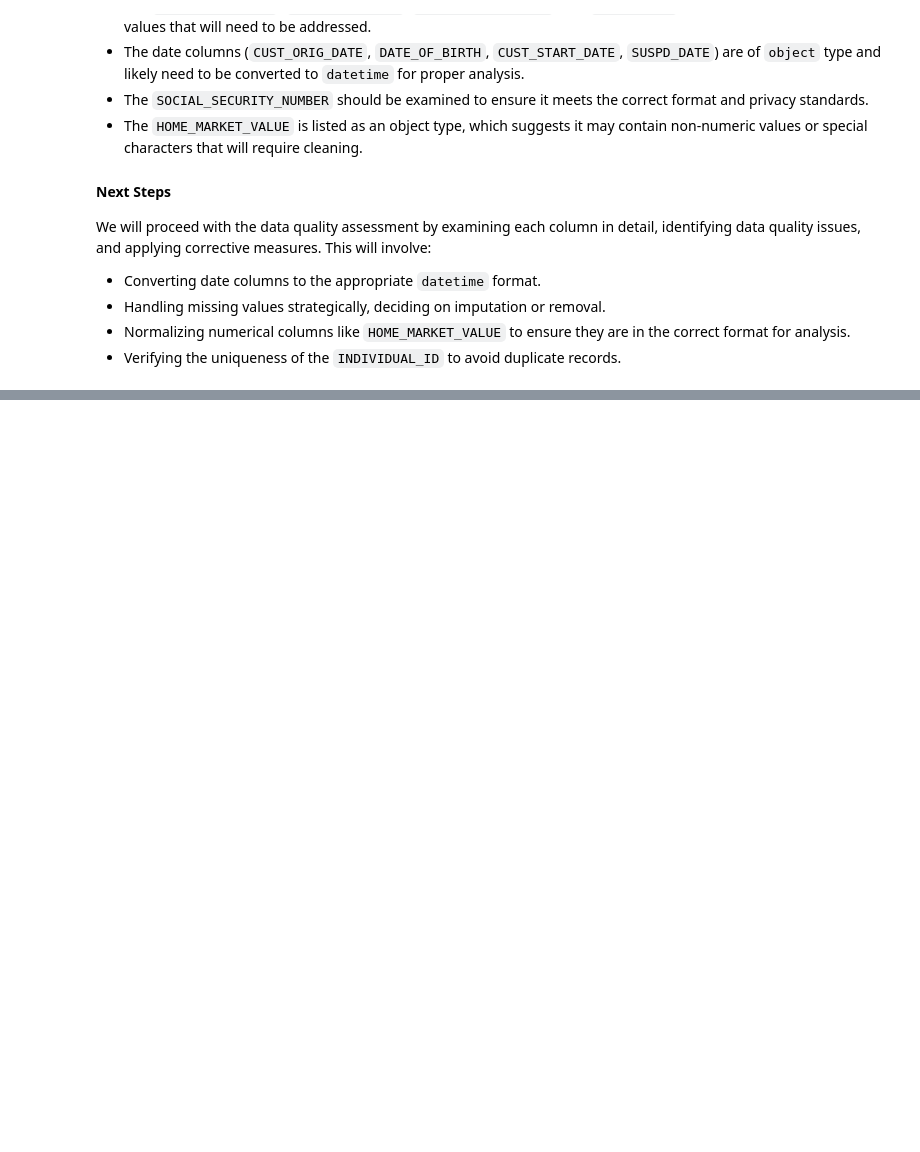
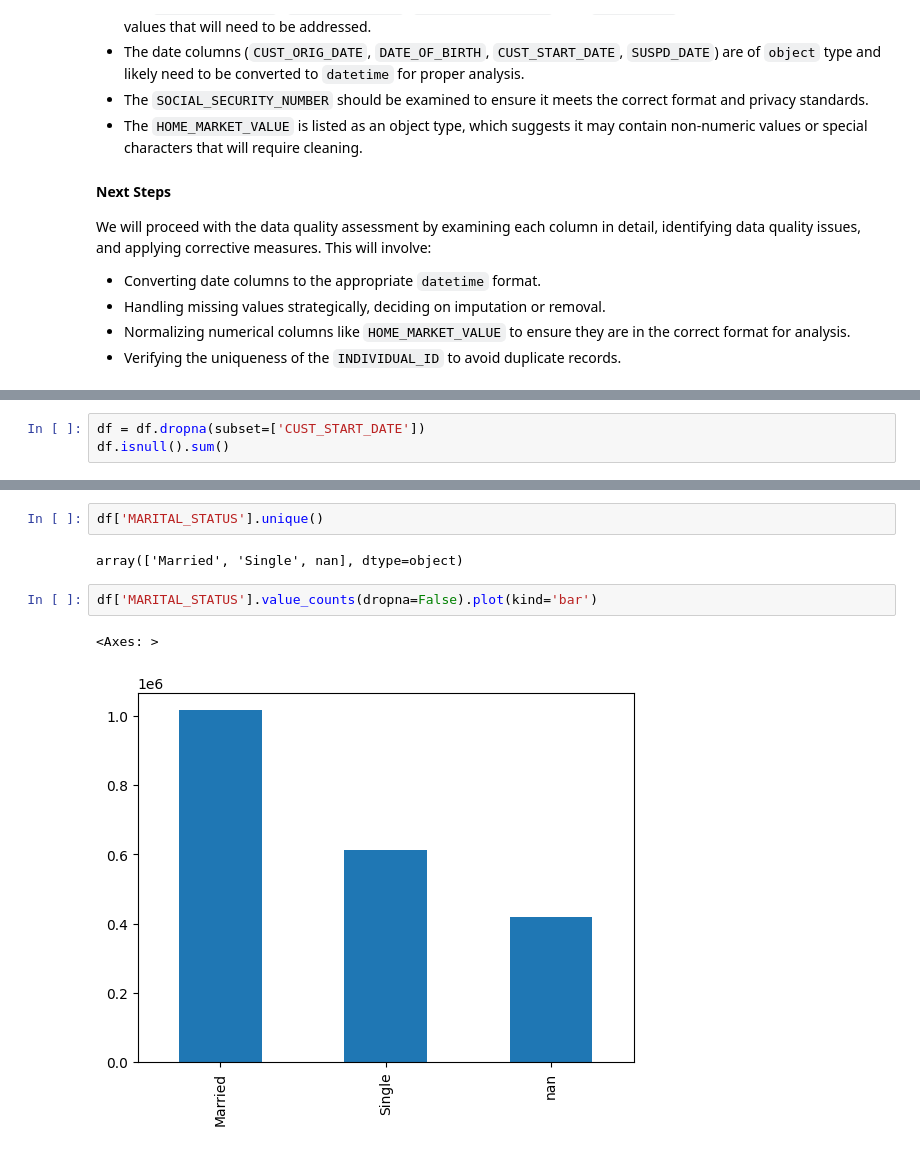
Before and after one commit to fabrizi0rigodanz0/Insurance_Analysis_ML, a Jupyter notebook: notebook.ipynb, the cells around one changed output, grey strips where cells are left out. Drawn from its saved outputs; the diff is of its cells as text; blank space fills up the shorter version.

```diff
--- a/notebook.ipynb
+++ b/notebook.ipynb
@@ -386,0 +444,3 @@ We will proceed with the data quality assessment by examining each column in det
+# %%
+df = df.dropna(subset=['CUST_START_DATE'])
+df.isnull().sum()
@@ -386,0 +474,9 @@ We will proceed with the data quality assessment by examining each column in det
+# %%
+df['MARITAL_STATUS'].unique()
+# %% [output]
+array(['Married', 'Single', nan], dtype=object)
+# %%
+df['MARITAL_STATUS'].value_counts(dropna=False).plot(kind='bar')
+# %% [output]
+<Axes: >
+[figure, added]
```
Also changed, not shown: parts of 14 cells of this notebook.
